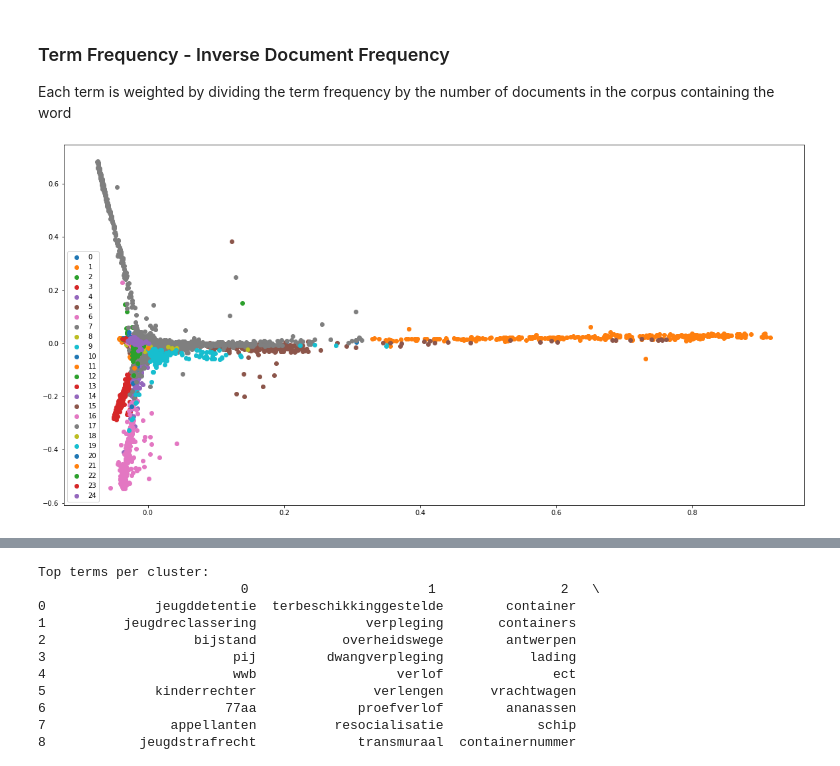
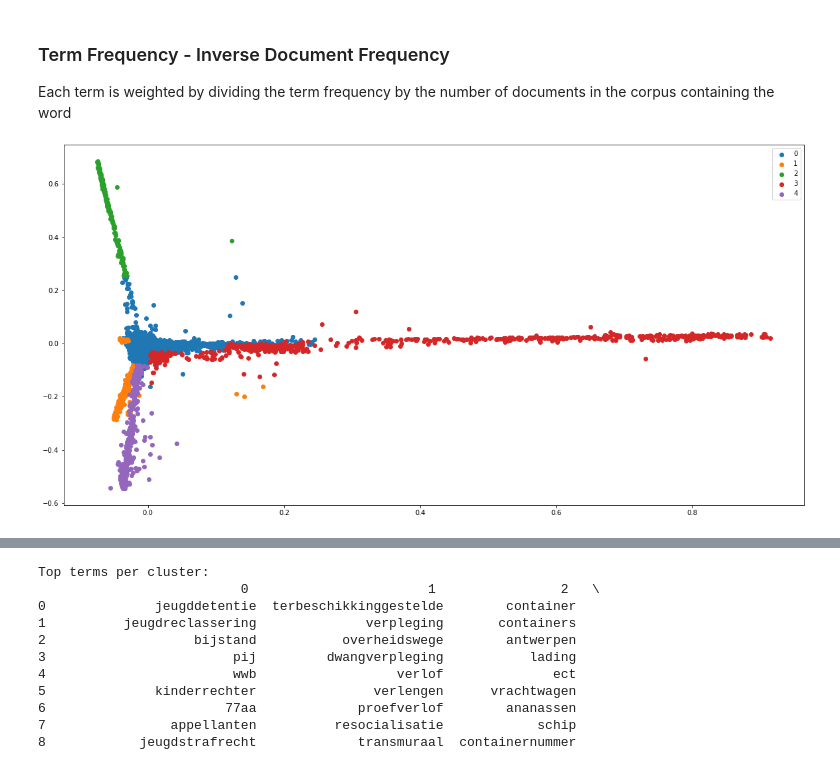
Before and after one commit to bloemetjesgordijn/DSP, a Jupyter notebook: cas/notebooks/TF-IDF.ipynb, the cells around one changed output, grey strips where cells are left out. Saved outputs shown, nothing was run; the diff lists cells and outputs as text; code cells hidden in the pictures.

```diff
--- a/cas/notebooks/TF-IDF.ipynb
+++ b/cas/notebooks/TF-IDF.ipynb
@@ -29,7 +34,7 @@ for filename in os.listdir(dataPath):
     data.append([filename.replace('.txt', ''), f.read()])
 
 verdict_df = pd.DataFrame(data, columns=['Case ID', 'Case Text'])
-cases_df = pd.read_csv('./cases3.csv', usecols = ['GerechtelijkProductType', 'Case ID', 'Proceduresoorten', 'Publicatiedatum', 'Rechtsgebieden', 'Tekstfragment', 'Titel', 'Uitspraakdatum', 'UitspraakdatumType'])
+cases_df = pd.read_csv('./cas/csv/cases3.csv', usecols = ['GerechtelijkProductType', 'Case ID', 'Proceduresoorten', 'Publicatiedatum', 'Rechtsgebieden', 'Tekstfragment', 'Titel', 'Uitspraakdatum', 'UitspraakdatumType'])
 merged_df = cases_df.join(verdict_df.set_index('Case ID'), on='Case ID', how='left')
 # %% [output]
 No file DS_Store
@@ -96,31 +101,31 @@ Each term is weighted by dividing the term frequency by the number of documents
 # %%
 from sklearn.feature_extraction.text import TfidfVectorizer
 from sklearn.cluster import KMeans
 from sklearn.metrics import adjusted_rand_score
 from sklearn.decomposition import PCA
 
 
 documents = merged_df["Case Text"]
 total_stop_words = stopwords.words('dutch') + stopwords.words('english')
 vectorizer = TfidfVectorizer(max_df=0.05, min_df=10, stop_words=total_stop_words , use_idf=True,  lowercase=True)
 
 X = vectorizer.fit_transform(documents)
 X = X.astype('float32')
 
-true_k = 25
+true_k = 5
 model = KMeans(n_clusters=true_k, init='k-means++', max_iter=200)
 
 labels = model.fit_predict(X)
 merged_df["K means cluster"] = labels
 
 X_array = X.toarray()
 pca = PCA(n_components=2).fit(X_array)
 XPCA = pca.transform(X_array)
 
 u_labels = np.unique(labels)
 for i in u_labels:
     plt.scatter(XPCA[labels == i , 0] , XPCA[labels == i , 1] , label = i)
 plt.legend()
 plt.show()
 # %% [output]
-[figure, old version]
+[figure, new version]
```
Also changed, not shown: parts of 5 cells of this notebook, 5 other files.
